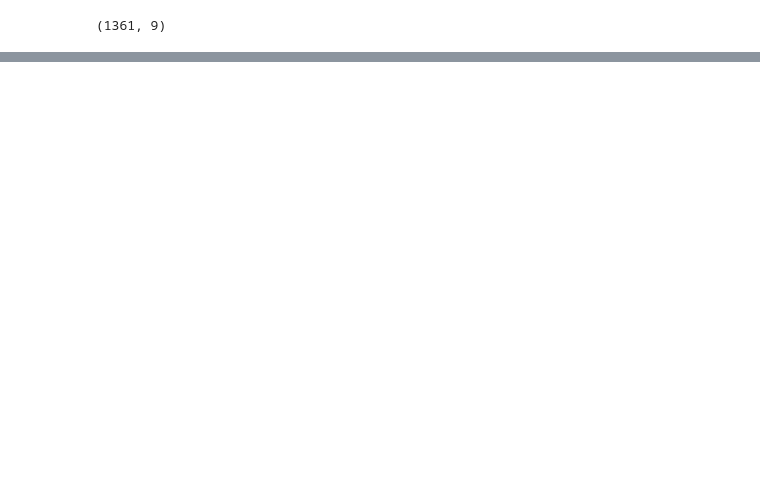
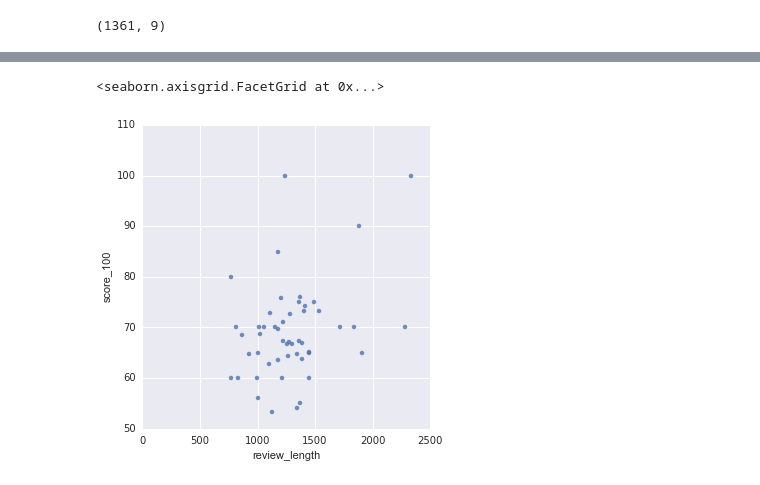
Before and after one commit to wotashu/gamers, a Jupyter notebook: Concat_sites.ipynb, the cells around one changed output, grey strips where cells are left out. Drawn from its saved outputs; the diff is of its cells as text; code cells hidden in the pictures; blank space fills up the shorter version.

Commit message:
do some data manipulation

```diff
--- a/Concat_sites.ipynb
+++ b/Concat_sites.ipynb
@@ -41,0 +113,6 @@ dtype: float64
+# %%
+import seaborn as sns
+sns.lmplot("review_length", "score_100", data=calculated_means, fit_reg=False)
+# %% [output]
+<seaborn.axisgrid.FacetGrid at 0x...>
+[figure, added]
```
Also changed, not shown: parts of 19 cells of this notebook, 7 other files.
